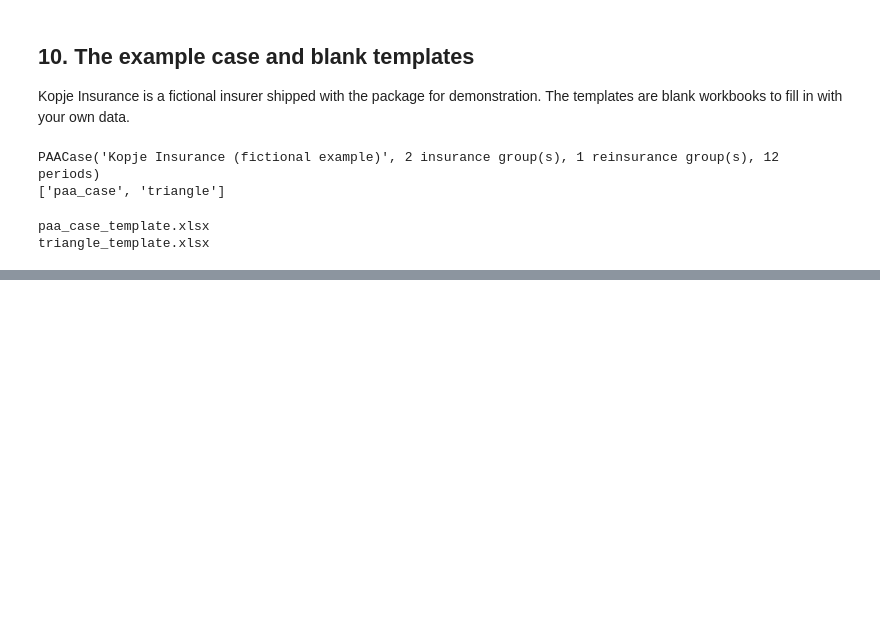
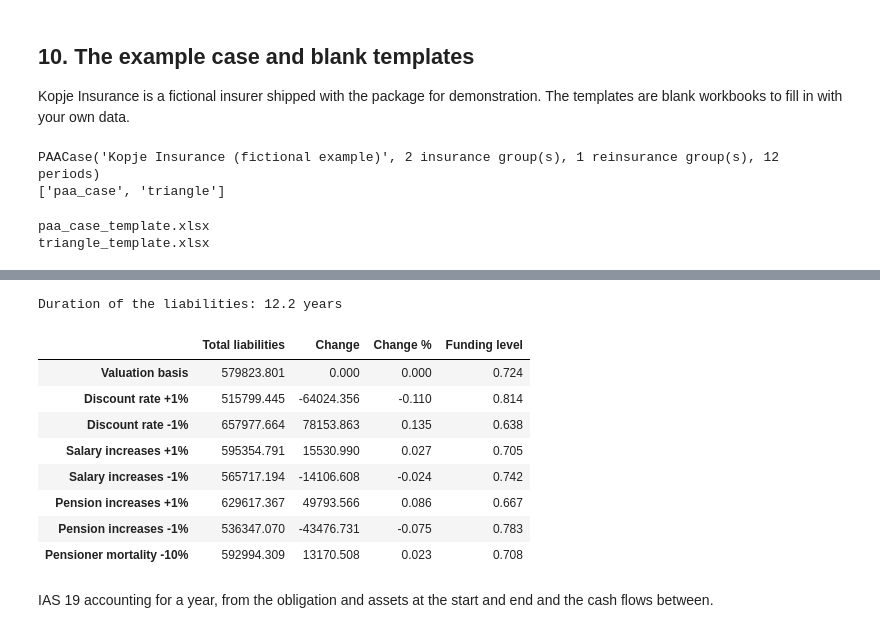
Before and after one commit to ShannonT20/ACTUNEO, a Jupyter notebook: examples/actuneo_tour.ipynb, the cells around one changed output, grey strips where cells are left out. Cells and saved outputs as stored; diff of their text form; code cells hidden in the pictures; blank space fills up the shorter version.

```diff
--- a/examples/actuneo_tour.ipynb
+++ b/examples/actuneo_tour.ipynb
@@ -593,0 +678,17 @@ triangle_template.xlsx
+# %%
+# How far the liabilities move with each assumption
+print(f"Duration of the liabilities: {valuation.duration():.1f} years")
+valuation.sensitivities().round(3)
+# %% [output]
+Duration of the liabilities: 12.2 years
+|  | Total liabilities | Change | Change % | Funding level |
+| Valuation basis | 579823.801 | 0.000 | 0.000 | 0.724 |
+| Discount rate +1% | 515799.445 | -64024.356 | -0.110 | 0.814 |
+| Discount rate -1% | 657977.664 | 78153.863 | 0.135 | 0.638 |
+| Salary increases +1% | 595354.791 | 15530.990 | 0.027 | 0.705 |
+| Salary increases -1% | 565717.194 | -14106.608 | -0.024 | 0.742 |
+| Pension increases +1% | 629617.367 | 49793.566 | 0.086 | 0.667 |
+| Pension increases -1% | 536347.070 | -43476.731 | -0.075 | 0.783 |
+| Pensioner mortality -10% | 592994.309 | 13170.508 | 0.023 | 0.708 |
+# %% [markdown]
+IAS 19 accounting for a year, from the obligation and assets at the start and end and the cash flows between.
```
Also changed, not shown: parts of 10 cells of this notebook.
